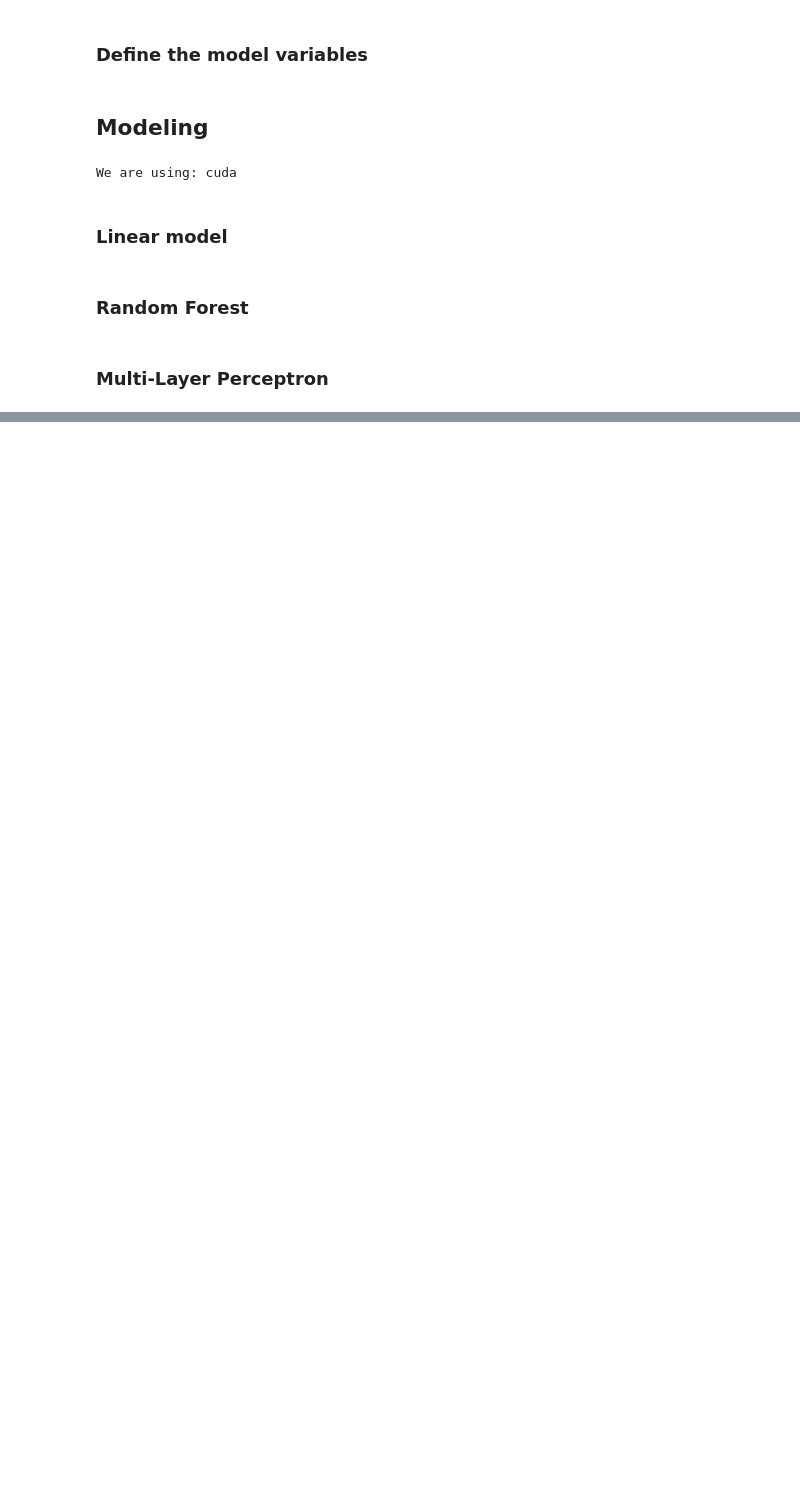
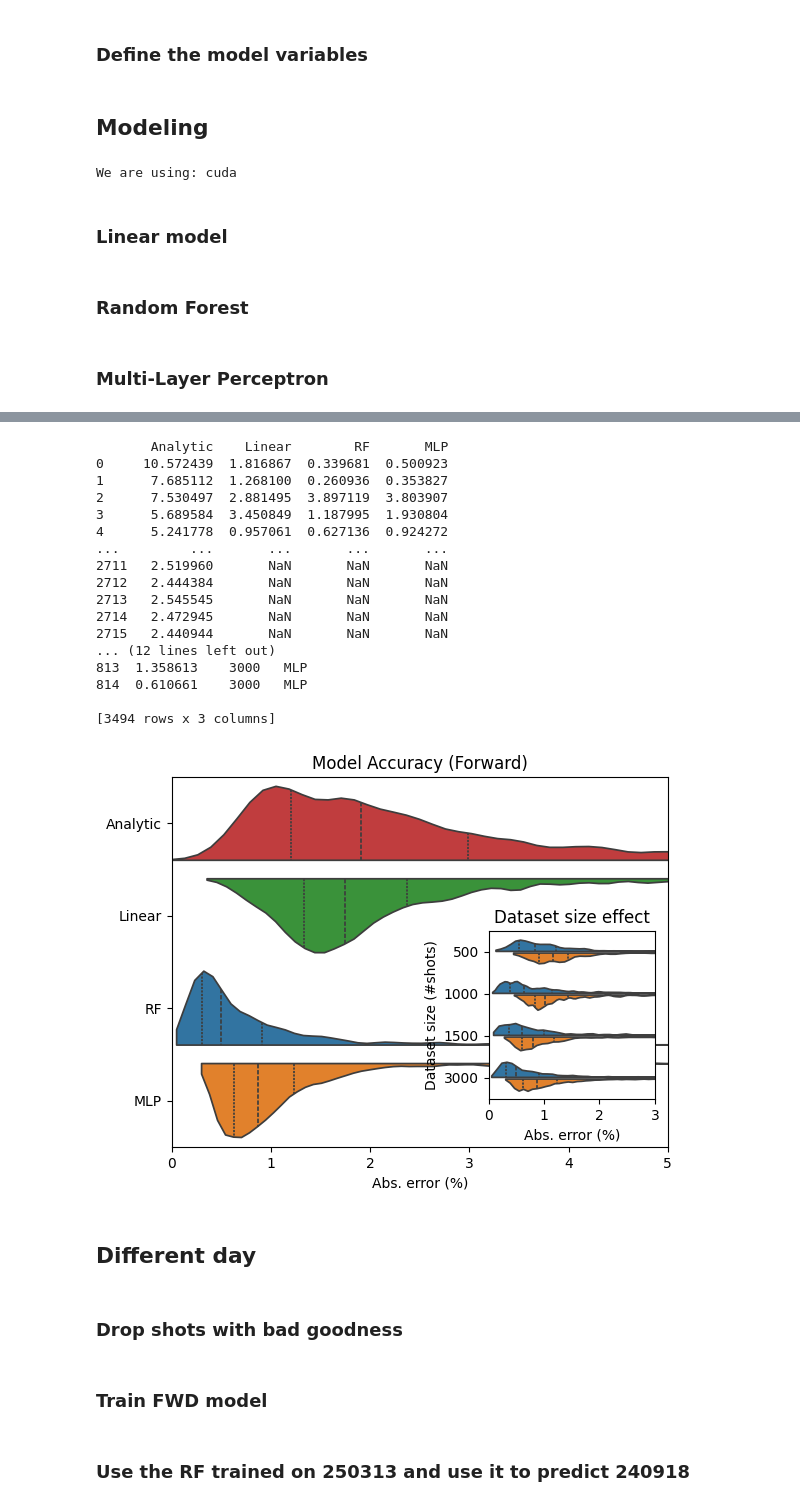
Before and after one commit to javierhndev/ML-pulse-shaping, a Jupyter notebook: forward_models.ipynb, the cells around one changed output, grey strips where cells are left out. Cells and saved outputs as stored; diff of their text form; code cells hidden in the pictures; blank space fills up the shorter version.

```diff
--- a/forward_models.ipynb
+++ b/forward_models.ipynb
@@ -120,0 +280,5 @@ For debugging consider passing CUDA_LAUNCH_BLOCKING=1
+# %%
+#split the dataset (X:dazzler param, Y:wizzler)
+X_train_1500, X_test_1500, y_train_1500, y_test_1500=train_test_split(df_input_subset_1500[['order2', 'order3', 'order4']],df_time_subset_1500,test_size=0.3, random_state=101)
+X_train_1k, X_test_1k, y_train_1k, y_test_1k=train_test_split(df_input_subset_1k[['order2', 'order3', 'order4']],df_time_subset_1k,test_size=0.3, random_state=101)
+X_train_500, X_test_500, y_train_500, y_test_500=train_test_split(df_input_subset_500[['order2', 'order3', 'order4']],df_time_subset_500,test_size=0.3, random_state=101)
@@ -120,0 +287,5 @@ For debugging consider passing CUDA_LAUNCH_BLOCKING=1
+# %%
+#Training the Random Forest forward models
+forward_model_rf_1500,df_error_forward_rf_1500=train_rf_forward(X_train_1500, X_test_1500, y_train_1500, y_test_1500)
+forward_model_rf_1k,df_error_forward_rf_1k=train_rf_forward(X_train_1k, X_test_1k, y_train_1k, y_test_1k)
+forward_model_rf_500,df_error_forward_rf_500=train_rf_forward(X_train_500, X_test_500, y_train_500, y_test_500)
@@ -120,0 +337,59 @@ For debugging consider passing CUDA_LAUNCH_BLOCKING=1
+# %%
+fig = plt.figure() #fig needed to add_axes later
+
+df_plot=pd.DataFrame({'Analytic':pd.Series(100*script_error),'Linear':100*df_error_forward_lin,
+                      'RF':100*df_error_forward_rf,
+                      'MLP':100*error_fwd_model_mlp})
+#df_plot=pd.DataFrame({'RF':df_error_forward_rf})
+print(df_plot)
+sns.violinplot(data=df_plot,inner='quart',cut=0,bw_adjust=.4,split=True,orient='h',
+               palette=['tab:red','tab:green','tab:blue','tab:orange'])
+plt.xlabel('Abs. error (%)')
+plt.title('Model Accuracy (Forward)')
+plt.xlim(0,5)
+
+#inset plot
+df_plot=pd.DataFrame({'Error':100*df_error_forward_rf_500,'Dataset':'500','Model':'RF'})
+df_plot=pd.concat((df_plot,pd.DataFrame({'Error':100*df_error_forward_rf_1k,'Dataset':'1000','Model':'RF'})))
+df_plot=pd.concat((df_plot,pd.DataFrame({'Error':100*df_error_forward_rf_1500,'Dataset':'1500','Model':'RF'})))
+df_plot=pd.concat((df_plot,pd.DataFrame({'Error':100*df_error_forward_rf,'Dataset':'3000','Model':'RF'})))
+
+df_plot=pd.concat((df_plot,pd.DataFrame({'Error':100*error_fwd_model_mlp_500,'Dataset':'500','Model':'MLP'})))
+df_plot=pd.concat((df_plot,pd.DataFrame({'Error':100*error_fwd_model_mlp_1k,'Dataset':'1000','Model':'MLP'})))
+df_plot=pd.concat((df_plot,pd.DataFrame({'Error':100*error_fwd_model_mlp_1500,'Dataset':'1500','Model':'MLP'})))
+df_plot=pd.concat((df_plot,pd.DataFrame({'Error':100*error_fwd_model_mlp,'Dataset':'3000','Model':'MLP'})))
+
+print(df_plot)
+
+ax = fig.add_axes([0.62, 0.21, 0.26, 0.35], facecolor='white') #[left, bottom, width, height]
+#sns.violinplot(data=df_plot,x='Dataset',y='Error',hue='Model',inner='quart',
+#               gap=0.1,cut=0,bw_adjust=.2,split=True,orient='v')
+sns.violinplot(data=df_plot,x='Error',y='Dataset',hue='Model',inner='quart',
+               gap=0.1,cut=0,bw_adjust=.2,split=True,orient='h')
+plt.xlabel('Abs. error (%)')
+plt.ylabel('Dataset size (#shots)')
+plt.title('Dataset size effect')
+#plt.ylim(0,3)
+plt.xlim(0,3)
+ax.get_legend().remove()
+# %% [output]
+       Analytic    Linear        RF       MLP
+0     10.572439  1.816867  0.339681  0.500923
+1      7.685112  1.268100  0.260936  0.353827
+2      7.530497  2.881495  3.897119  3.803907
+3      5.689584  3.450849  1.187995  1.930804
+4      5.241778  0.957061  0.627136  0.924272
+...         ...       ...       ...       ...
+2711   2.519960       NaN       NaN       NaN
+2712   2.444384       NaN       NaN       NaN
+2713   2.545545       NaN       NaN       NaN
+2714   2.472945       NaN       NaN       NaN
+2715   2.440944       NaN       NaN       NaN
+... (12 lines left out)
+813  1.358613    3000   MLP
+814  0.610661    3000   MLP
+
+[3494 rows x 3 columns]
+[figure, added]
+# %% [markdown]
+## Different day
@@ -120,0 +406,2 @@ For debugging consider passing CUDA_LAUNCH_BLOCKING=1
+# %% [markdown]
+### Drop shots with bad goodness
@@ -120,0 +421,2 @@ For debugging consider passing CUDA_LAUNCH_BLOCKING=1
+# %% [markdown]
+### Train FWD model
@@ -120,0 +425,2 @@ For debugging consider passing CUDA_LAUNCH_BLOCKING=1
+# %% [markdown]
+### Use the RF trained on 250313 and use it to predict 240918
```
Also changed, not shown: parts of 27 cells of this notebook, 10 other files.
